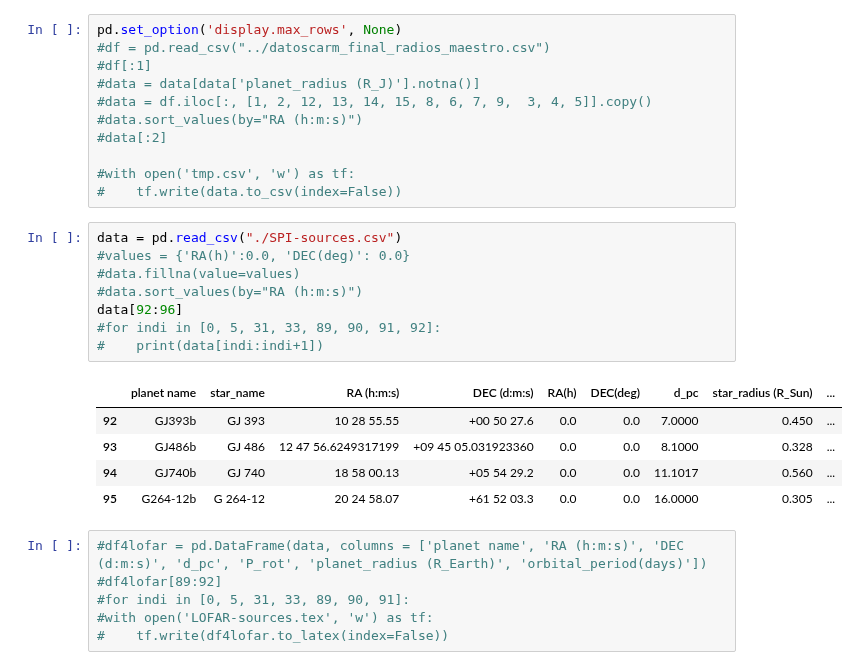
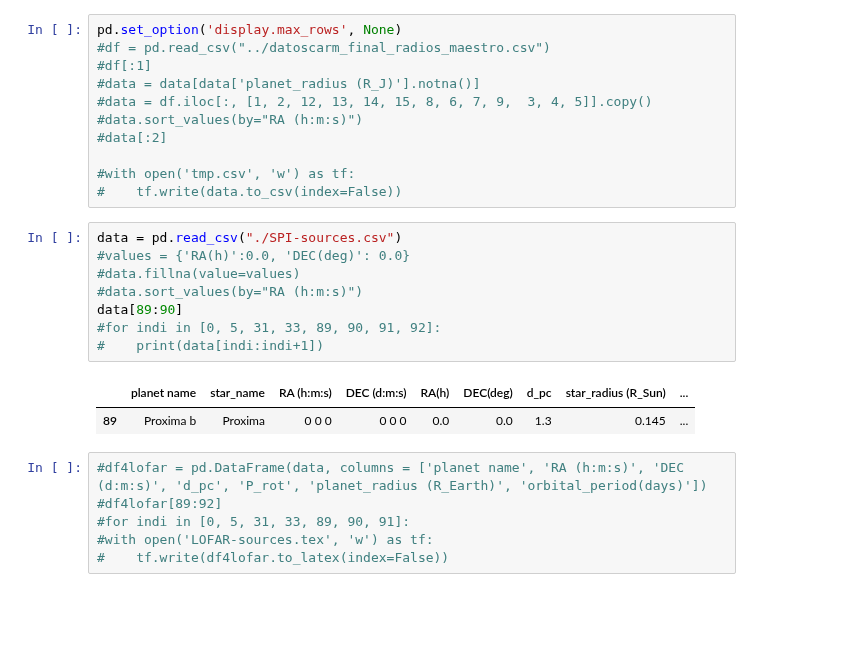
Before and after one commit to mapereztorres/spirou, a Jupyter notebook: SPI.ipynb, the cells around one changed output. Cells and saved outputs as stored; diff of their text form; blank space fills up the shorter version.

```diff
--- a/SPI.ipynb
+++ b/SPI.ipynb
@@ -79,17 +81,14 @@ pd.set_option('display.max_rows', None)
 # %%
 data = pd.read_csv("./SPI-sources.csv")
 #values = {'RA(h)':0.0, 'DEC(deg)': 0.0}
 #data.fillna(value=values)
 #data.sort_values(by="RA (h:m:s)")
-data[92:96]
+data[89:90]
 #for indi in [0, 5, 31, 33, 89, 90, 91, 92]:
 #    print(data[indi:indi+1])
 # %% [output]
 |  | planet name | star_name | RA (h:m:s) | DEC (d:m:s) | RA(h) | DEC(deg) | d_pc | star_radius (R_Sun) | ... |
-| 92 | GJ393b | GJ 393 | 10 28 55.55 | +00 50 27.6 | 0.0 | 0.0 | 7.0000 | 0.450 | ... |
-| 93 | GJ486b | GJ 486 | 12 47 56.6249317199 | +09 45 05.031923360 | 0.0 | 0.0 | 8.1000 | 0.328 | ... |
-| 94 | GJ740b | GJ 740 | 18 58 00.13 | +05 54 29.2 | 0.0 | 0.0 | 11.1017 | 0.560 | ... |
-| 95 | G264-12b | G 264-12 | 20 24 58.07 | +61 52 03.3 | 0.0 | 0.0 | 16.0000 | 0.305 | ... |
+| 89 | Proxima b | Proxima | 0 0 0 | 0 0 0 | 0.0 | 0.0 | 1.3 | 0.145 | ... |
 # %%
 #df4lofar = pd.DataFrame(data, columns = ['planet name', 'RA (h:m:s)', 'DEC (d:m:s)', 'd_pc', 'P_rot', 'planet_radius (R_Earth)', 'orbital_period(days)'])
 #df4lofar[89:92]
```
Also changed, not shown: parts of 5 cells of this notebook, 1 other file.
